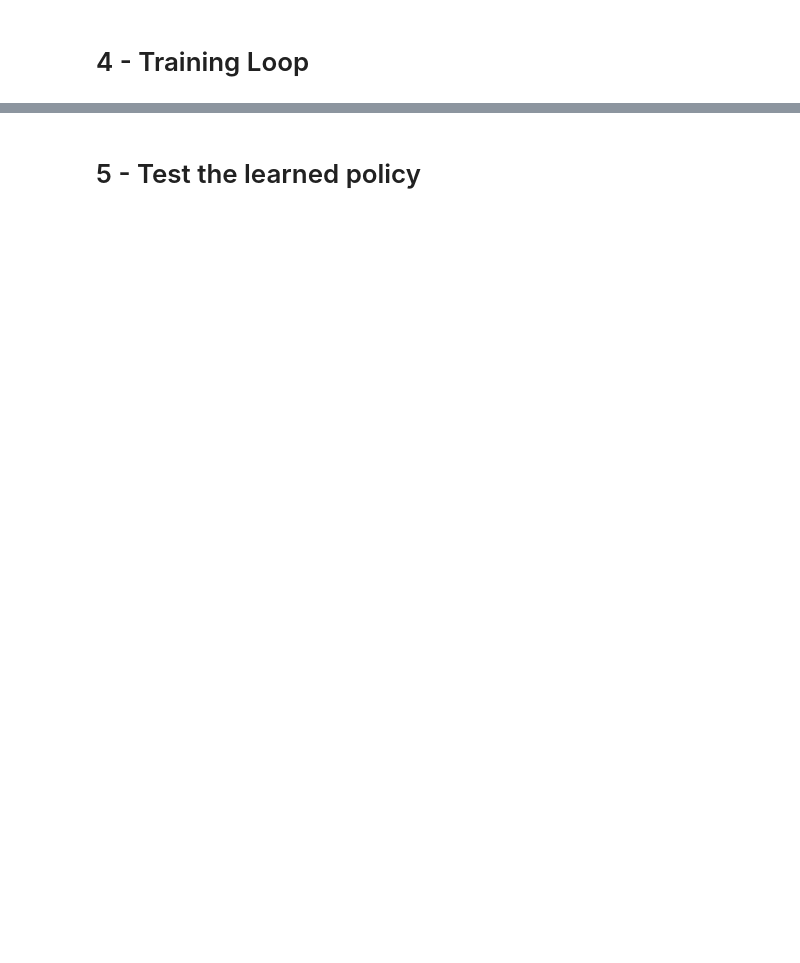
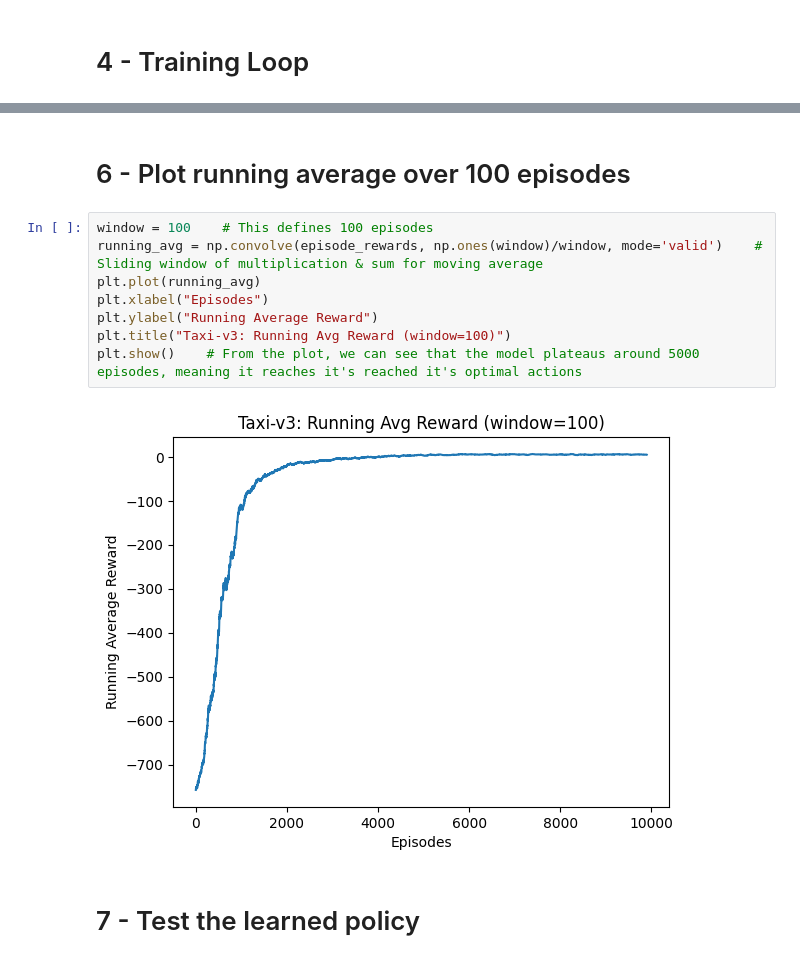
Before and after one commit to popolome/RL-Practice-with-Gym-Taxi-v3-, a Jupyter notebook: RL_Practice_with_Gym(Taxi_v3).ipynb, the cells around one changed output, grey strips where cells are left out. Saved outputs shown, nothing was run; the diff lists cells and outputs as text; blank space fills up the shorter version.

```diff
--- a/RL_Practice_with_Gym(Taxi_v3).ipynb
+++ b/RL_Practice_with_Gym(Taxi_v3).ipynb
@@ -63,5 +100,17 @@ Episode 5000/5000 complete
+# %% [markdown]
+# 6 -  Plot running average over 100 episodes
+# %%
+window = 100    # This defines 100 episodes
+running_avg = np.convolve(episode_rewards, np.ones(window)/window, mode='valid')    # Sliding window of multiplication & sum for moving average
+plt.plot(running_avg)
+plt.xlabel("Episodes")
+plt.ylabel("Running Average Reward")
+plt.title("Taxi-v3: Running Avg Reward (window=100)")
+plt.show()    # From the plot, we can see that the model plateaus around 5000 episodes, meaning it reaches it's reached it's optimal actions
+# %% [output]
+[figure, added]
 # %% [markdown]
-# 5 - Test the learned policy
+# 7 - Test the learned policy
 # %%
 state, _ = env.reset()
 done = False
```
Also changed, not shown: parts of 6 cells of this notebook.
